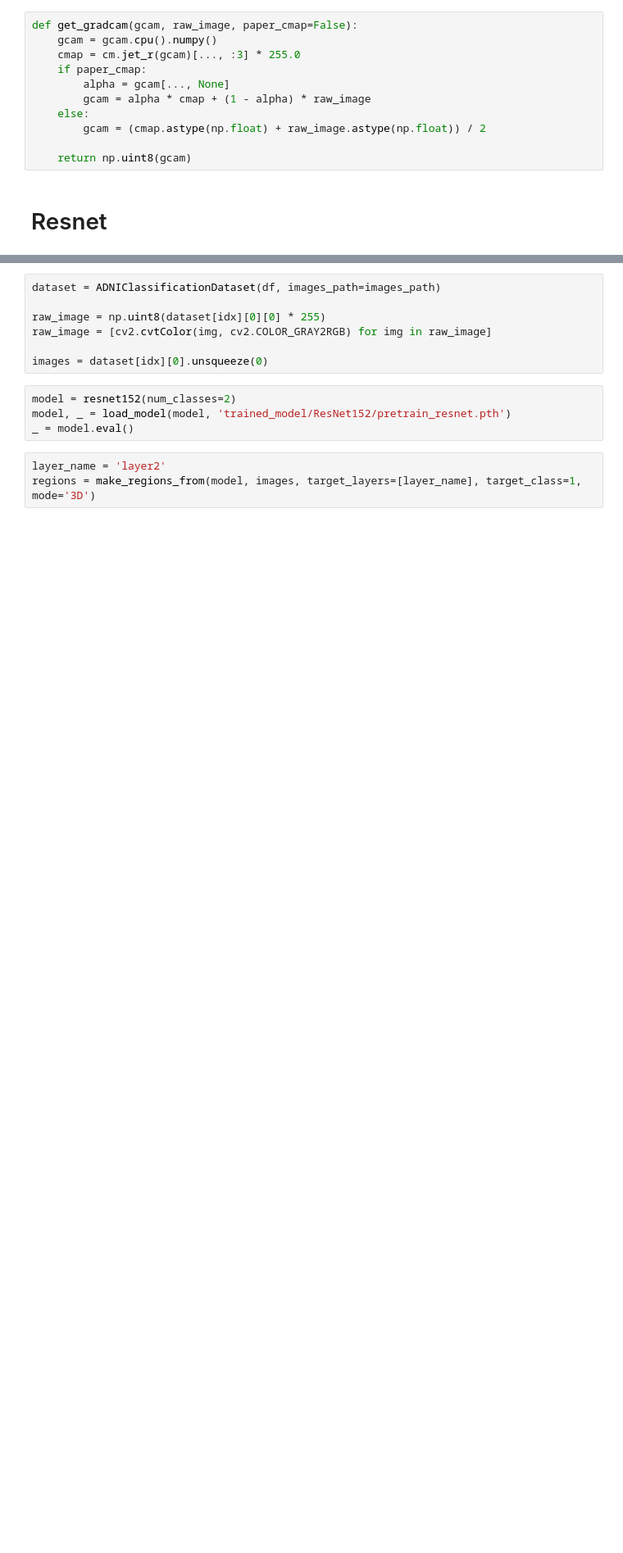
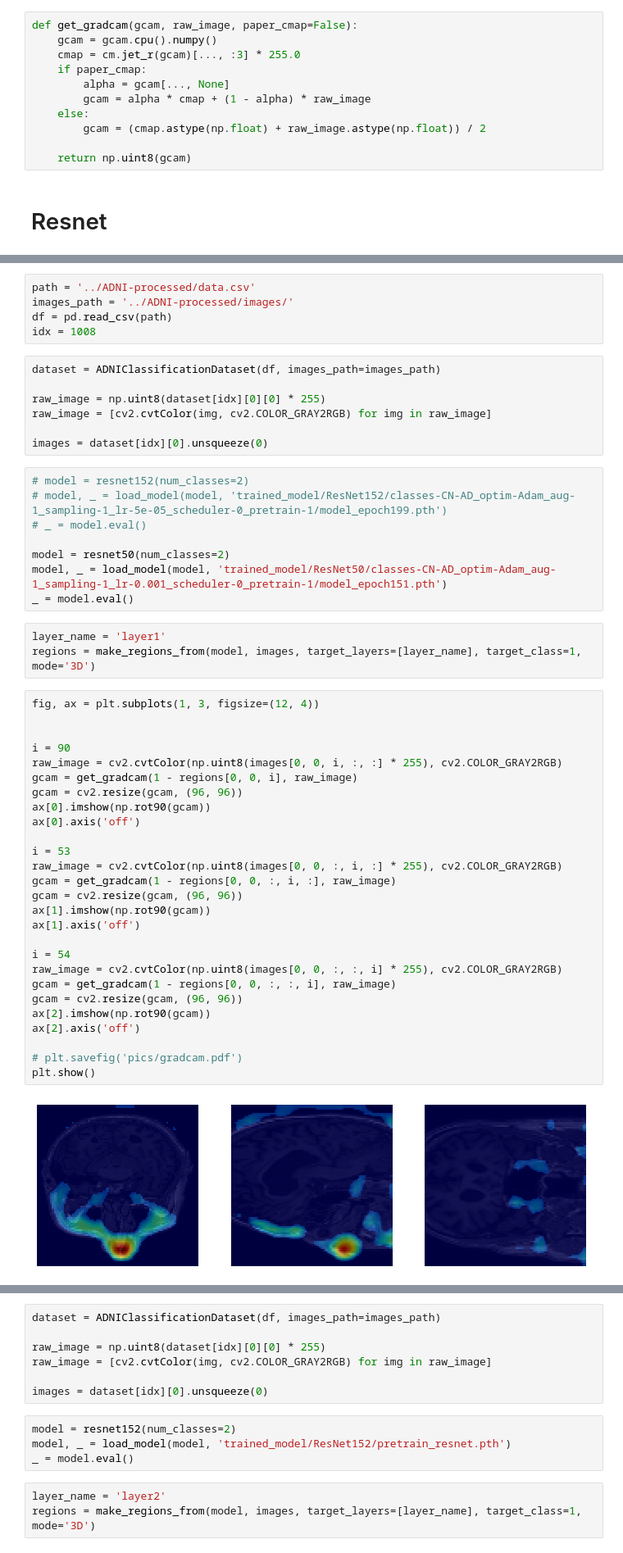
Before and after one commit to izakharkin/mri-alzheimer, a Jupyter notebook: Visualisation_GradCAM.ipynb, the cells around one changed output, grey strips where cells are left out. Shown at 82% size. Drawn from its saved outputs; the diff is of its cells as text; blank space fills up the shorter version.

```diff
--- a/Visualisation_GradCAM.ipynb
+++ b/Visualisation_GradCAM.ipynb
@@ -67,0 +70,52 @@ def get_gradcam(gcam, raw_image, paper_cmap=False):
+# %%
+path = '../ADNI-processed/data.csv'
+images_path = '../ADNI-processed/images/'
+df = pd.read_csv(path)
+idx = 1008
+# %%
+dataset = ADNIClassificationDataset(df, images_path=images_path)
+
+raw_image = np.uint8(dataset[idx][0][0] * 255)
+raw_image = [cv2.cvtColor(img, cv2.COLOR_GRAY2RGB) for img in raw_image]
+
+images = dataset[idx][0].unsqueeze(0)
+# %%
+# model = resnet152(num_classes=2)
+# model, _ = load_model(model, 'trained_model/ResNet152/classes-CN-AD_optim-Adam_aug-1_sampling-1_lr-5e-05_scheduler-0_pretrain-1/model_epoch199.pth')
+# _ = model.eval()
+
+model = resnet50(num_classes=2)
+model, _ = load_model(model, 'trained_model/ResNet50/classes-CN-AD_optim-Adam_aug-1_sampling-1_lr-0.001_scheduler-0_pretrain-1/model_epoch151.pth')
+_ = model.eval()
+# %%
+layer_name = 'layer1'
+regions = make_regions_from(model, images, target_layers=[layer_name], target_class=1, mode='3D')
+# %%
+fig, ax = plt.subplots(1, 3, figsize=(12, 4))
+
+
+i = 90
+raw_image = cv2.cvtColor(np.uint8(images[0, 0, i, :, :] * 255), cv2.COLOR_GRAY2RGB)
+gcam = get_gradcam(1 - regions[0, 0, i], raw_image)
+gcam = cv2.resize(gcam, (96, 96))
+ax[0].imshow(np.rot90(gcam))
+ax[0].axis('off')
+
+i = 53
+raw_image = cv2.cvtColor(np.uint8(images[0, 0, :, i, :] * 255), cv2.COLOR_GRAY2RGB)
+gcam = get_gradcam(1 - regions[0, 0, :, i, :], raw_image)
+gcam = cv2.resize(gcam, (96, 96))
+ax[1].imshow(np.rot90(gcam))
+ax[1].axis('off')
+
+i = 54
+raw_image = cv2.cvtColor(np.uint8(images[0, 0, :, :, i] * 255), cv2.COLOR_GRAY2RGB)
+gcam = get_gradcam(1 - regions[0, 0, :, :, i], raw_image)
+gcam = cv2.resize(gcam, (96, 96))
+ax[2].imshow(np.rot90(gcam))
+ax[2].axis('off')
+
+# plt.savefig('pics/gradcam.pdf')
+plt.show()
+# %% [output]
+[figure, added]
```
Also changed, not shown: parts of 5 cells of this notebook, 1 other file.
